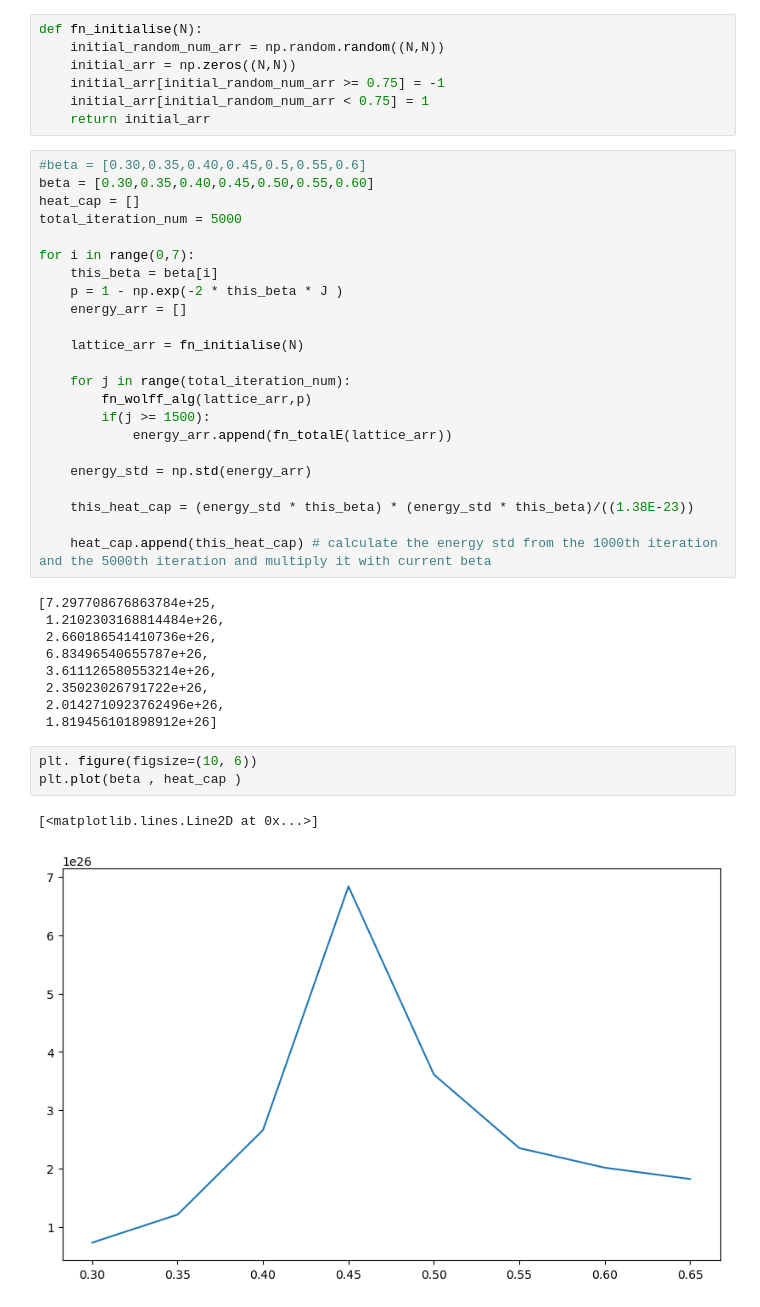
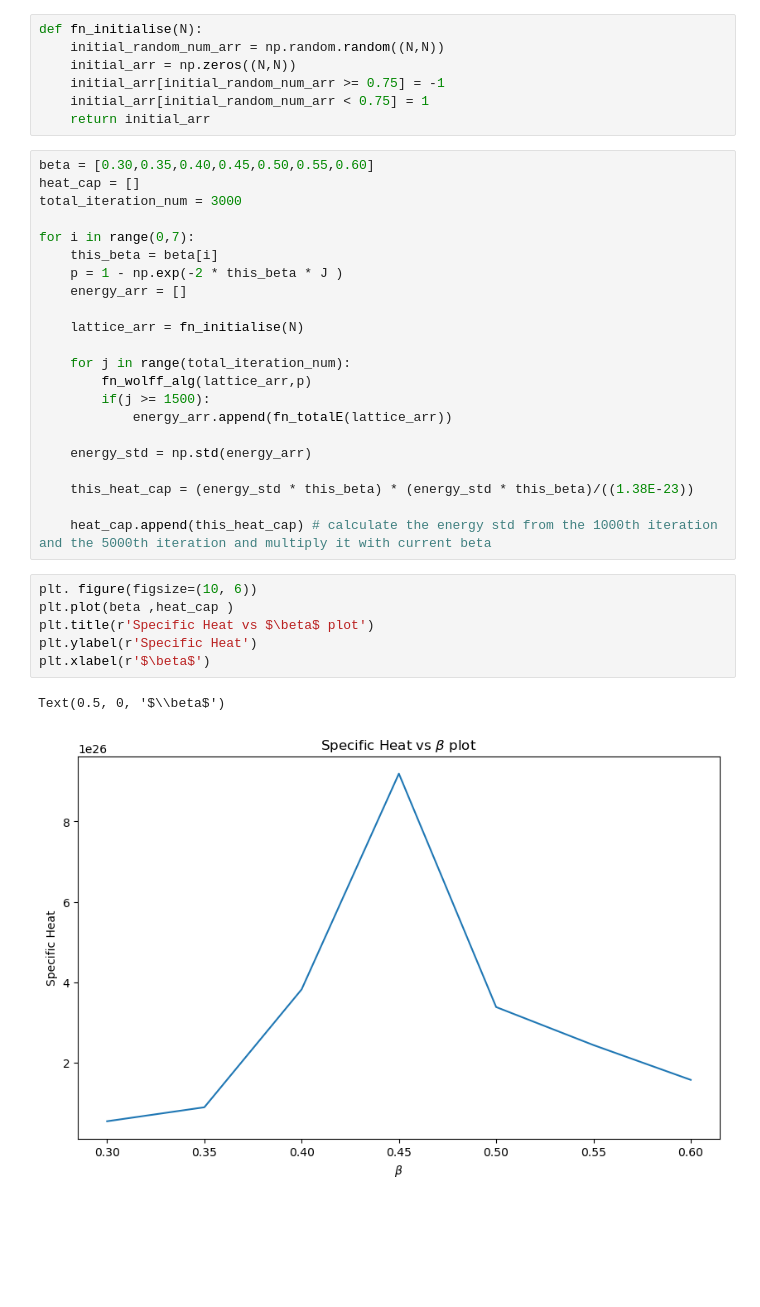
Before and after one commit to bleubreeymeow/4061_lab1, a Jupyter notebook: ising/2D_ising_heat_cap.ipynb, the cells around one changed output. Drawn from its saved outputs; the diff is of its cells as text; blank space fills up the shorter version.

```diff
--- a/ising/2D_ising_heat_cap.ipynb
+++ b/ising/2D_ising_heat_cap.ipynb
@@ -73,10 +73,9 @@ def fn_initialise(N):
     initial_arr[initial_random_num_arr < 0.75] = 1
     return initial_arr
 # %%
-#beta = [0.30,0.35,0.40,0.45,0.5,0.55,0.6]
 beta = [0.30,0.35,0.40,0.45,0.50,0.55,0.60]
 heat_cap = []
-total_iteration_num = 5000
+total_iteration_num = 3000
 
 for i in range(0,7):
     this_beta = beta[i]
@@ -95,18 +94,12 @@ for i in range(0,7):
     this_heat_cap = (energy_std * this_beta) * (energy_std * this_beta)/((1.38E-23))
 
     heat_cap.append(this_heat_cap) # calculate the energy std from the 1000th iteration and the 5000th iteration and multiply it with current beta
-# %% [output]
-[7.297708676863784e+25,
- 1.2102303168814484e+26,
- 2.660186541410736e+26,
- 6.83496540655787e+26,
- 3.611126580553214e+26,
- 2.35023026791722e+26,
- 2.0142710923762496e+26,
- 1.819456101898912e+26]
 # %%
 plt. figure(figsize=(10, 6))
-plt.plot(beta , heat_cap )
+plt.plot(beta ,heat_cap )
+plt.title(r'Specific Heat vs $\beta$ plot')
+plt.ylabel(r'Specific Heat')
+plt.xlabel(r'$\beta$')
 # %% [output]
-[<matplotlib.lines.Line2D at 0x...>]
+Text(0.5, 0, '$\\beta$')
-[figure, old version]
+[figure, new version]
```
